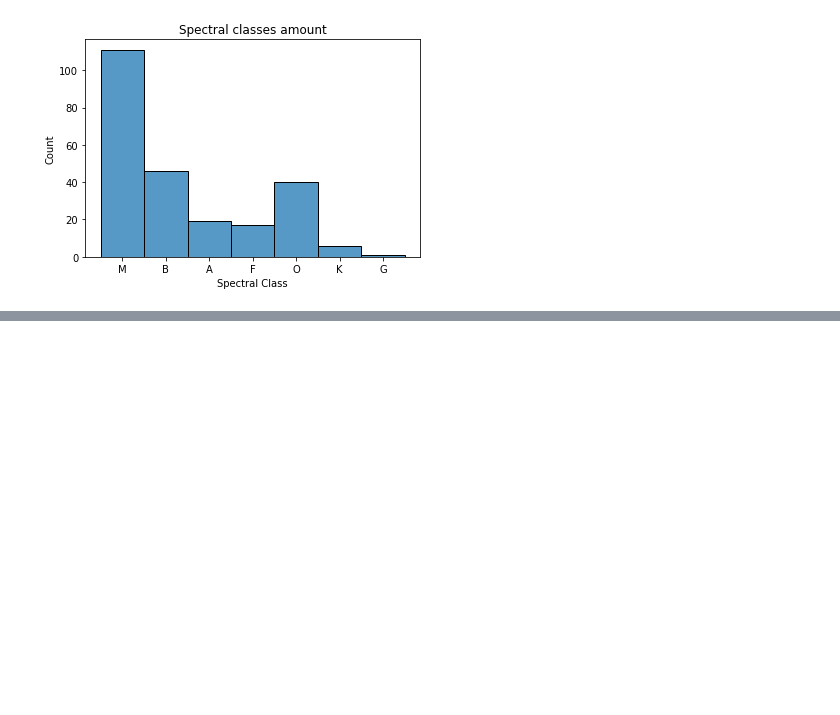
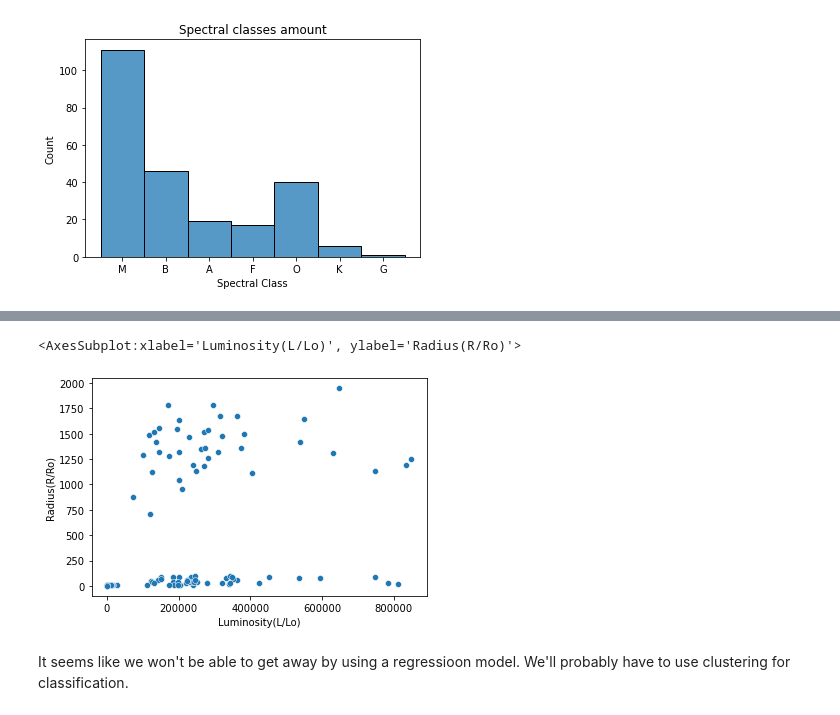
Before and after one commit to GoofyGalaxy374/StarTypeClassifier, a Jupyter notebook: Notebook/StarsClassifierNotebook.ipynb, the cells around one changed output, grey strips where cells are left out. Drawn from its saved outputs; the diff is of its cells as text; code cells hidden in the pictures; blank space fills up the shorter version.

```diff
--- a/Notebook/StarsClassifierNotebook.ipynb
+++ b/Notebook/StarsClassifierNotebook.ipynb
@@ -90,0 +98,7 @@ Apparently, stars of type M, B, and O are the most common ones and A,F,K, and G
+# %%
+sns.scatterplot(Dataset_StarType_Dropped['Luminosity(L/Lo)'], Dataset_StarType_Dropped['Radius(R/Ro)'])
+# %% [output]
+<AxesSubplot:xlabel='Luminosity(L/Lo)', ylabel='Radius(R/Ro)'>
+[figure, added]
+# %% [markdown]
+It seems like we won't be able to get away by using a regressioon model. We'll probably have to use clustering for classification.
```
Also changed, not shown: parts of 3 cells of this notebook.
